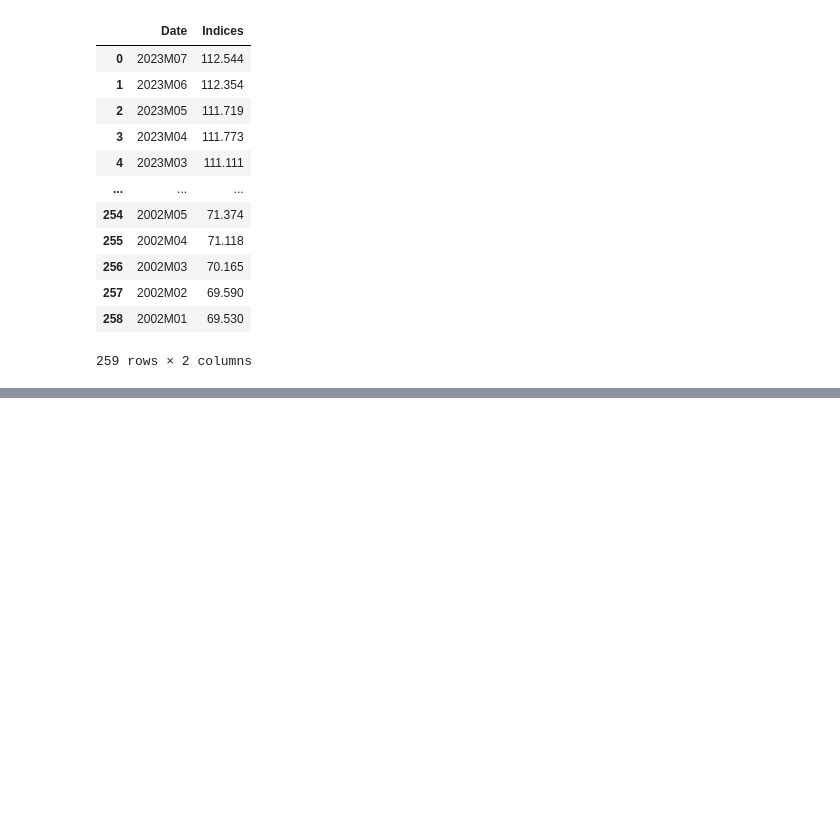
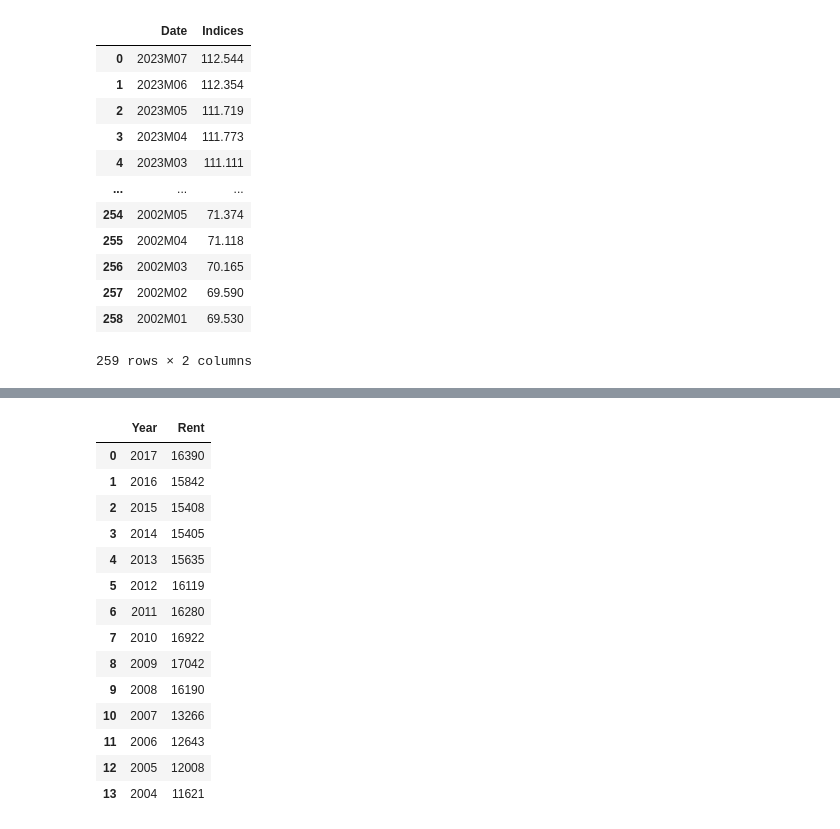
Before and after one commit to davidfernandez1619/Dashboard-Project, a Jupyter notebook: Notebooks/Socioeconomic data.ipynb, the cells around one changed output, grey strips where cells are left out. Cells and saved outputs as stored; diff of their text form; code cells hidden in the pictures; blank space fills up the shorter version.

Commit message:
cleaned

```diff
--- a/Notebooks/Socioeconomic data.ipynb
+++ b/Notebooks/Socioeconomic data.ipynb
@@ -121,0 +108,4 @@ CPI
+# %%
+buy = pd.read_csv('/Users/davidfernandez/Desktop/Datos socioeconómicos/buy.csv', encoding='ISO-8859-1')
+
+buy # Again, the values are kinda messy. Let's clean the dataframe
@@ -121,0 +128,10 @@ CPI
+# %%
+buy[['Year', 'Rent']] = buy['Ámbito geográfico\tRenta\tperiodo\tTotal'].str.split('\t', expand=True)[[2, 3]]
+
+buy = buy.drop(buy.columns[0], axis=1)
+
+# We take the year, rent and change the rent values to integer
+
+buy['Rent'] = buy['Rent'].str.replace('[\.,]', '', regex=True).astype(int)
+
+# And we change our values in 'Rent' column from objetc to integer
@@ -121,0 +140,18 @@ CPI
+# %%
+buy
+# %% [output]
+|  | Year | Rent |
+| 0 | 2017 | 16390 |
+| 1 | 2016 | 15842 |
+| 2 | 2015 | 15408 |
+| 3 | 2014 | 15405 |
+| 4 | 2013 | 15635 |
+| 5 | 2012 | 16119 |
+| 6 | 2011 | 16280 |
+| 7 | 2010 | 16922 |
+| 8 | 2009 | 17042 |
+| 9 | 2008 | 16190 |
+| 10 | 2007 | 13266 |
+| 11 | 2006 | 12643 |
+| 12 | 2005 | 12008 |
+| 13 | 2004 | 11621 |
```
Also changed, not shown: parts of 15 cells of this notebook, 5 other files.
